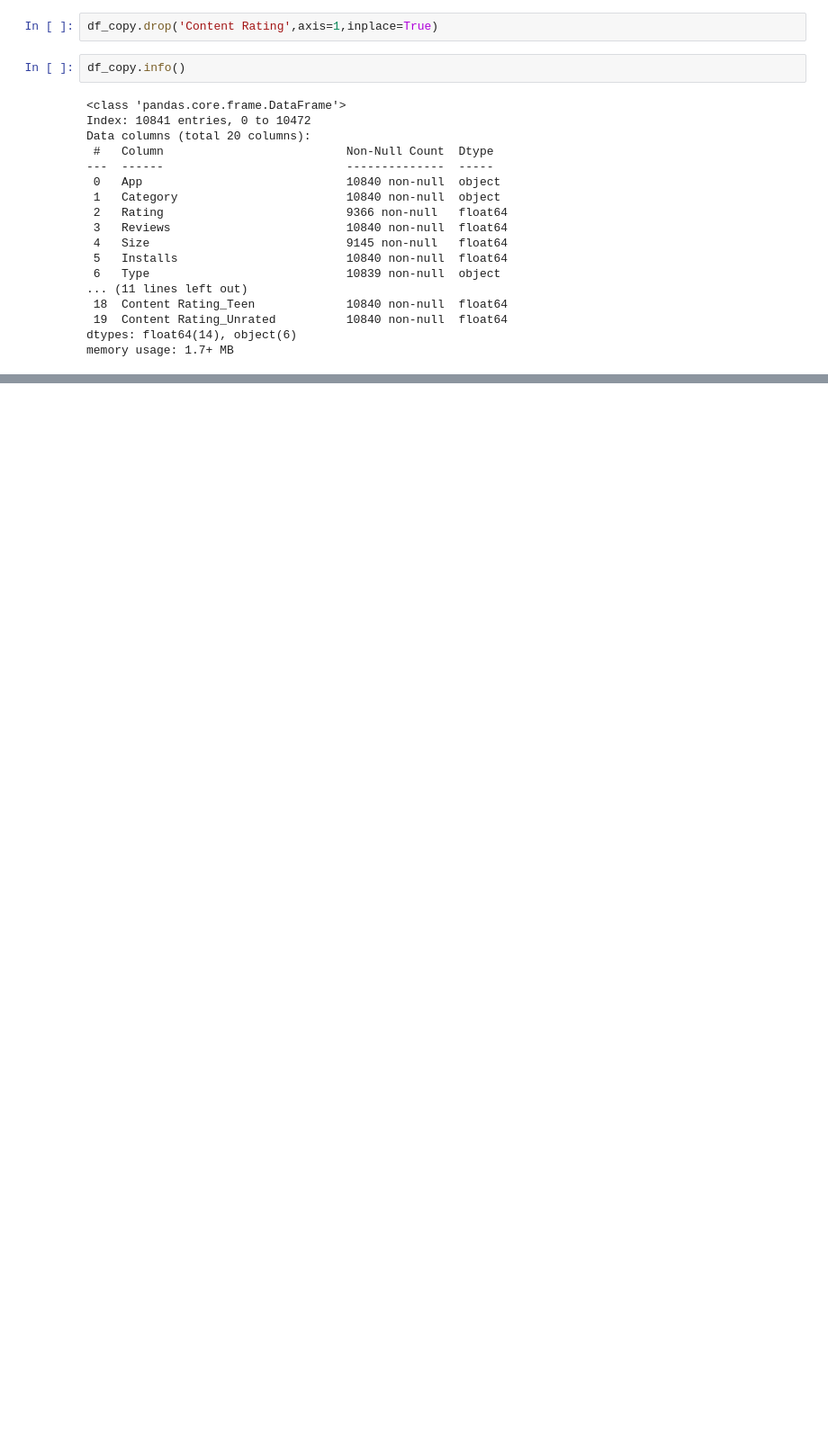
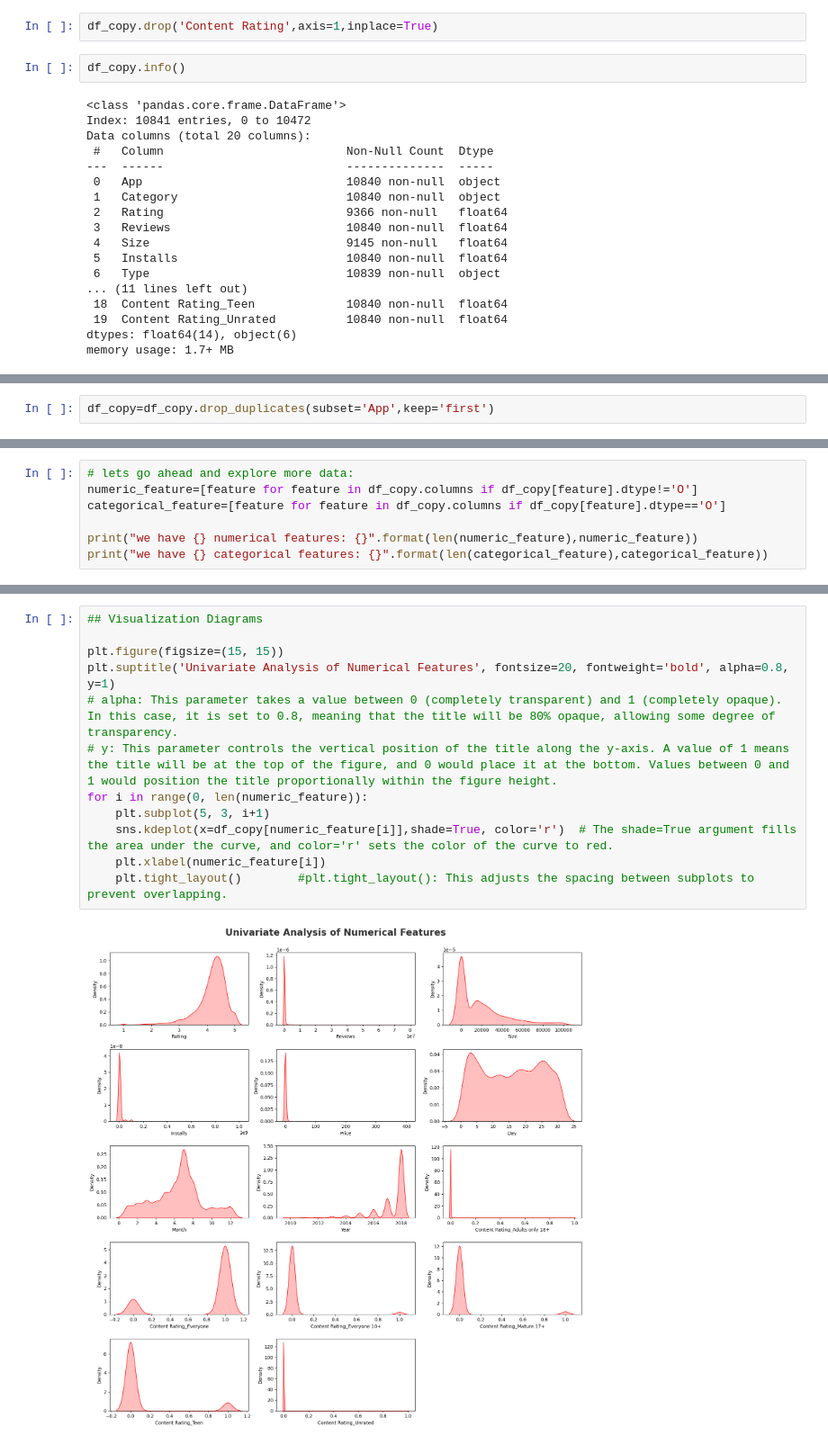
Before and after one commit to pank3004/Codes_Written_By_Me_Short_Notes, a Jupyter notebook: 4.Machine Learning/2.ML Part 2/5.EDA_with_Google_Playstore.ipynb, the cells around one changed output, grey strips where cells are left out. Shown at 90% size. Cells and saved outputs as stored; diff of their text form; blank space fills up the shorter version.

```diff
--- a/4.Machine Learning/2.ML Part 2/5.EDA_with_Google_Playstore.ipynb
+++ b/4.Machine Learning/2.ML Part 2/5.EDA_with_Google_Playstore.ipynb
@@ -444,0 +467,2 @@ df_copy.head(2)
+# %%
+df_copy=df_copy.drop_duplicates(subset='App',keep='first')
@@ -444,0 +473,7 @@ df_copy.head(2)
+# %%
+# lets go ahead and explore more data:
+numeric_feature=[feature for feature in df_copy.columns if df_copy[feature].dtype!='O']
+categorical_feature=[feature for feature in df_copy.columns if df_copy[feature].dtype=='O']
+
+print("we have {} numerical features: {}".format(len(numeric_feature),numeric_feature))
+print("we have {} categorical features: {}".format(len(categorical_feature),categorical_feature))
@@ -444,0 +487,14 @@ df_copy.head(2)
+# %%
+## Visualization Diagrams
+
+plt.figure(figsize=(15, 15))
+plt.suptitle('Univariate Analysis of Numerical Features', fontsize=20, fontweight='bold', alpha=0.8, y=1)
+# alpha: This parameter takes a value between 0 (completely transparent) and 1 (completely opaque). In this case, it is set to 0.8, meaning that the title will be 80% opaque, allowing some degree of transparency.
+# y: This parameter controls the vertical position of the title along the y-axis. A value of 1 means the title will be at the top of the figure, and 0 would place it at the bottom. Values between 0 and 1 would position the title proportionally within the figure height.
+for i in range(0, len(numeric_feature)):
+    plt.subplot(5, 3, i+1)
+    sns.kdeplot(x=df_copy[numeric_feature[i]],shade=True, color='r')  # The shade=True argument fills the area under the curve, and color='r' sets the color of the curve to red.
+    plt.xlabel(numeric_feature[i])
+    plt.tight_layout()        #plt.tight_layout(): This adjusts the spacing between subplots to prevent overlapping.
+# %% [output]
+[figure, added]
```
Also changed, not shown: parts of 23 cells of this notebook.
